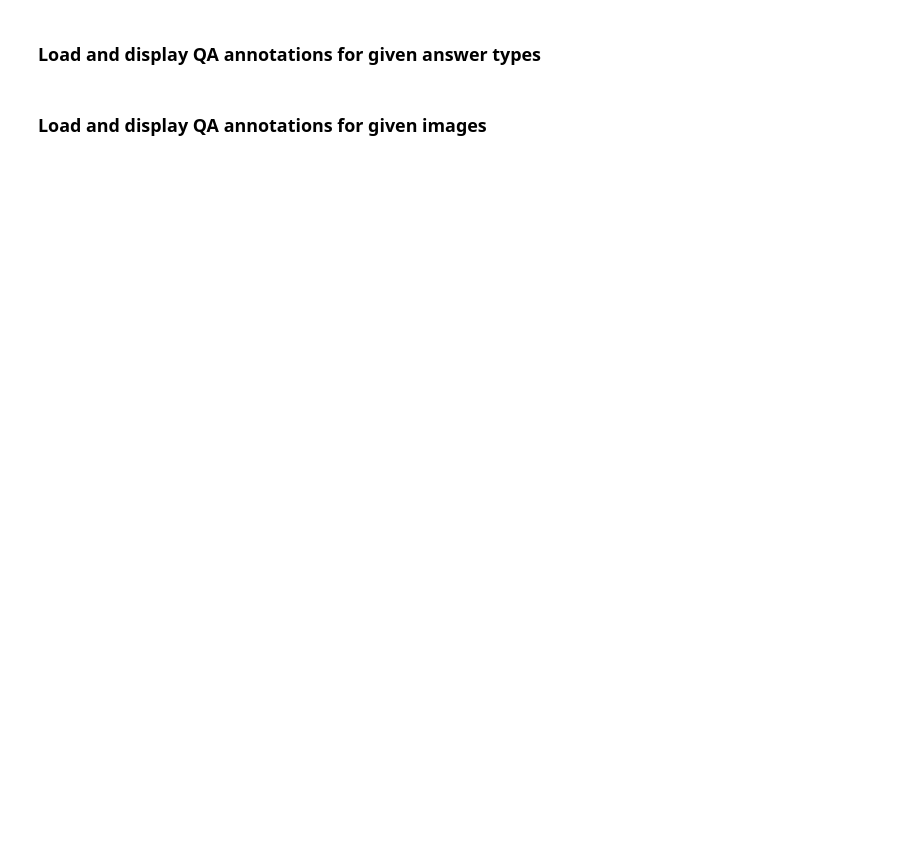
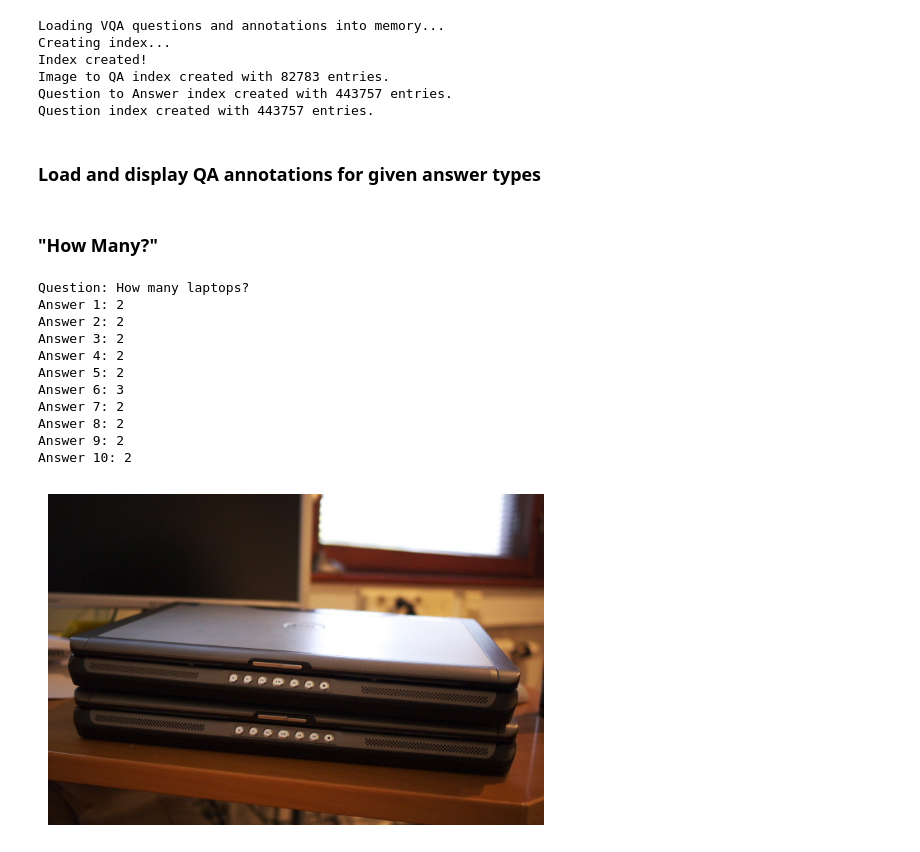
Before and after one commit to PatrickKollman/LLaVA-VQA, a Jupyter notebook: data_visualization/vqa_visualization.ipynb, the cells around one changed output. Cells and saved outputs as stored; diff of their text form; code cells hidden in the pictures; blank space fills up the shorter version.

Commit message:
feature: VQA interface displaying data stored on Google Drive

```diff
--- a/data_visualization/vqa_visualization.ipynb
+++ b/data_visualization/vqa_visualization.ipynb
@@ -43,2 +24,14 @@ if os.path.isfile(imgDir + imgFilename):
+# %%
+ques_file = f"{data_dir}/Questions/v2_OpenEnded_mscoco_train2014_questions.json"
+ann_file = f"{data_dir}/Answers/v2_mscoco_train2014_annotations.json"
+# %%
+vqa = VQA(question_file=ques_file, annotation_file=ann_file)
+# %% [output]
+Loading VQA questions and annotations into memory...
+Creating index...
+Index created!
+Image to QA index created with 82783 entries.
+Question to Answer index created with 443757 entries.
+Question index created with 443757 entries.
 # %% [markdown]
 ### Load and display QA annotations for given answer types
@@ -61,2 +37,0 @@ if os.path.isfile(imgDir + imgFilename):
-# %% [markdown]
-### Load and display QA annotations for given images
@@ -75,0 +38,51 @@ if os.path.isfile(imgDir + imgFilename):
+# %%
+def visualize_random_sample(
+    vqa: VQA,
+    img_ids: list[int] | int = [],
+    ques_types: list[str] | str = [],
+    ans_types: list[str] | str = [],
+) -> None:
+    """Visualize a Random VQA sample
+
+    :param vqa: VQA data interface
+    :param ques_ids:
+    :param ques_types: VQA question type
+        All possible quesTypes for abstract and mscoco has been provided
+        in respective text files in ../VQA/QuestionTypes/
+    :param ans_types: VQA answer type
+        'ans_types' can be one of the following: "yes/no", "number", "other"
+    """
+    # Get Question IDs for 'ques_type'
+    question_ids = vqa.get_ques_ids(img_ids=img_ids, ques_types=ques_types, ans_types=ans_types)
+    qa = vqa.load_qa(question_ids)
+
+    # Choose a random Question and print its Annotations
+    random_qa = random.choice(qa)
+    vqa.show_qa([random_qa])
+
+    # Plot Image
+    img_id = random_qa["image_id"]
+    img_filename = f"COCO_train2014_{str(img_id).zfill(12)}.jpg"
+    img_file_path = f"{train_img_dir}/{img_filename}"
+    if os.path.isfile(img_file_path):
+        I = io.imread(img_file_path)
+        plt.imshow(I)
+        plt.axis("off")
+        plt.show()
+# %% [markdown]
+### "How Many?"
+# %%
+visualize_random_sample(vqa=vqa, ques_types="how many")
+# %% [output]
+Question: How many laptops?
+Answer 1: 2
+Answer 2: 2
+Answer 3: 2
+Answer 4: 2
+Answer 5: 2
+Answer 6: 3
+Answer 7: 2
+Answer 8: 2
+Answer 9: 2
+Answer 10: 2
+[figure, added]
```
Also changed, not shown: parts of 14 cells of this notebook, 1 other file.
